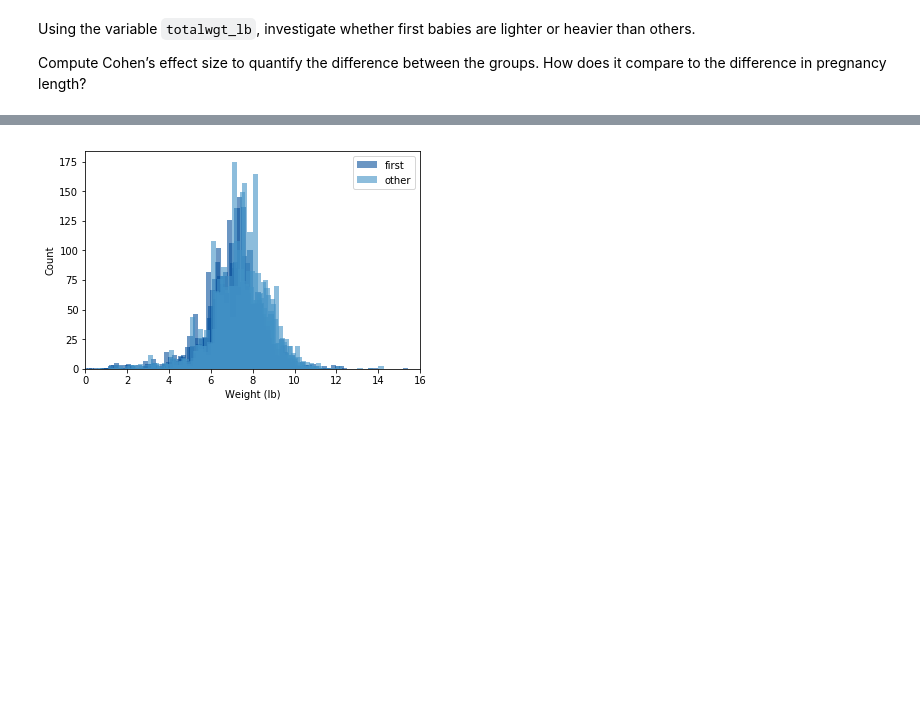
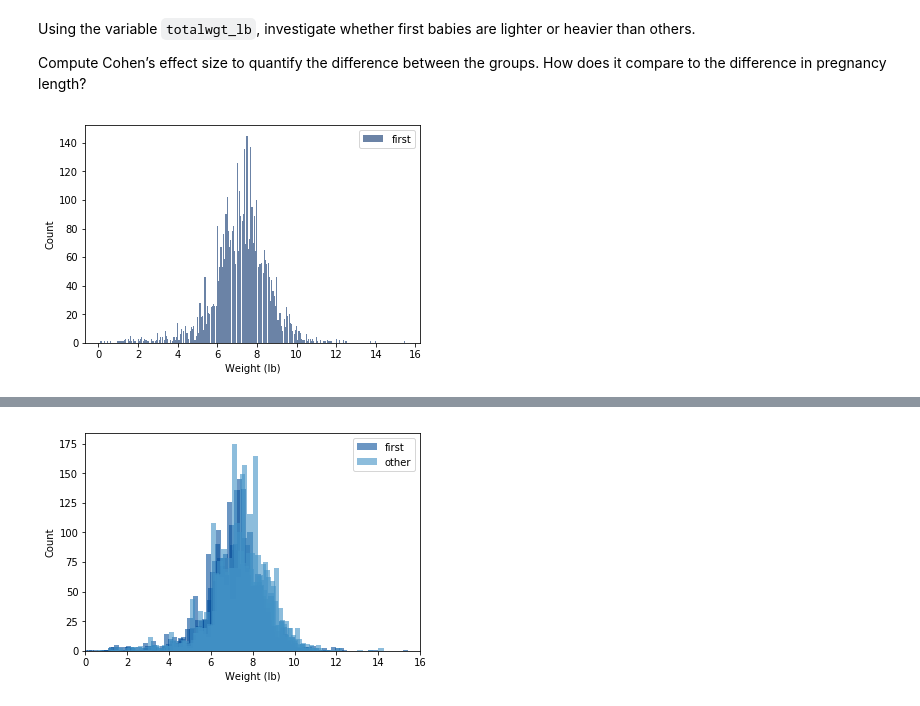
Before and after one commit to rosslogan702/ThinkStats2, a Jupyter notebook: code/chap02ex.ipynb, the cells around one changed output, grey strips where cells are left out. Drawn from its saved outputs; the diff is of its cells as text; code cells hidden in the pictures; blank space fills up the shorter version.

```diff
--- a/code/chap02ex.ipynb
+++ b/code/chap02ex.ipynb
@@ -256,3 +256,11 @@ Compute Cohen’s effect size to quantify the difference between the groups.  Ho
 # Solution goes here
 first_wgt_hist = thinkstats2.Hist(firsts.totalwgt_lb, label='first')
 other_wgt_hist = thinkstats2.Hist(others.totalwgt_lb, label='other')
+# %%
+# plotting first_wgt_hist
+width=0.25
+hist = thinkstats2.Hist(first_wgt_hist, label='first')
+thinkplot.Hist(hist)
+thinkplot.Config(xlabel='Weight (lb)', ylabel='Count')
+# %% [output]
+[figure, added]
```
Also changed, not shown: parts of 10 cells of this notebook.
